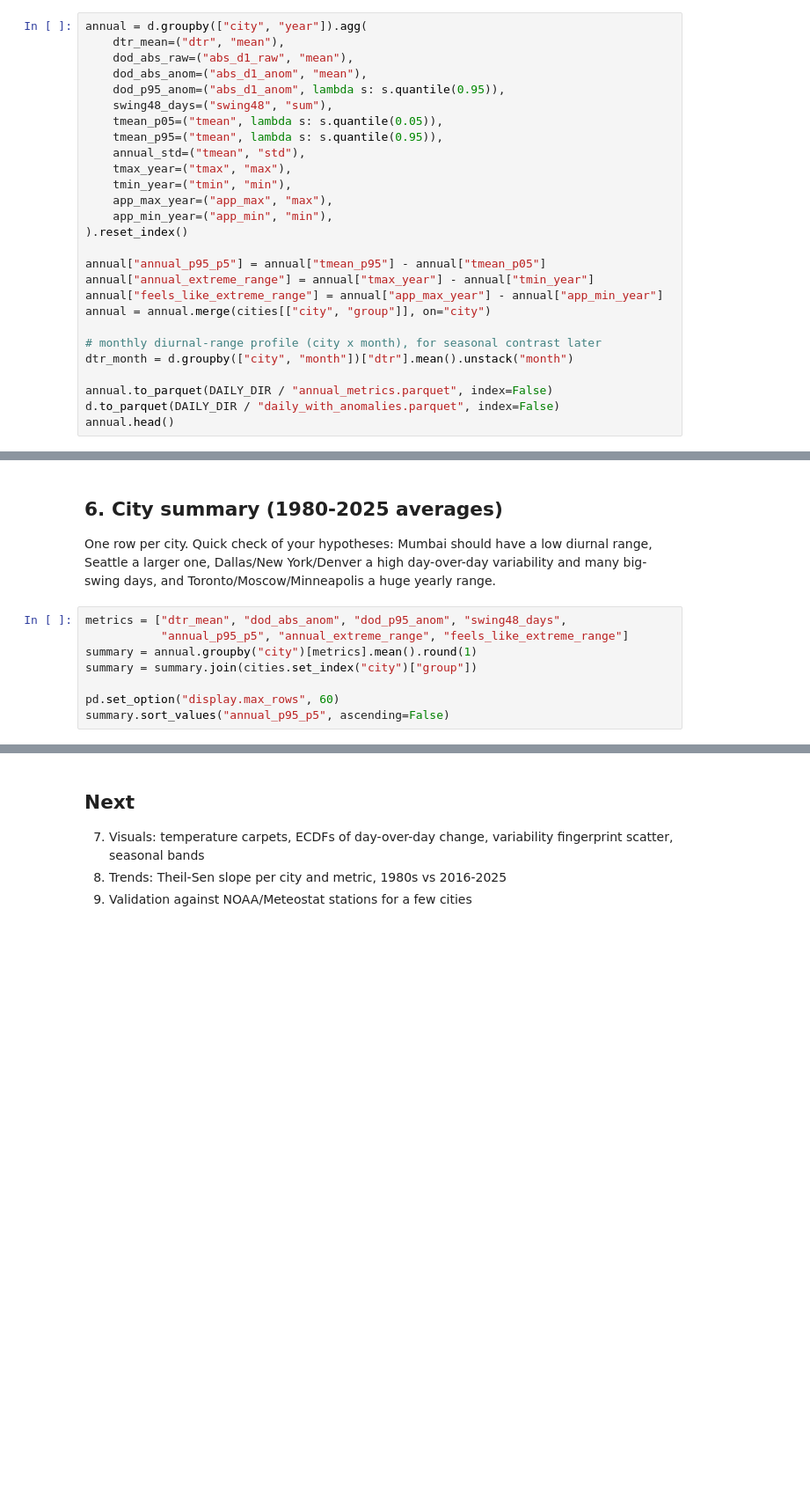
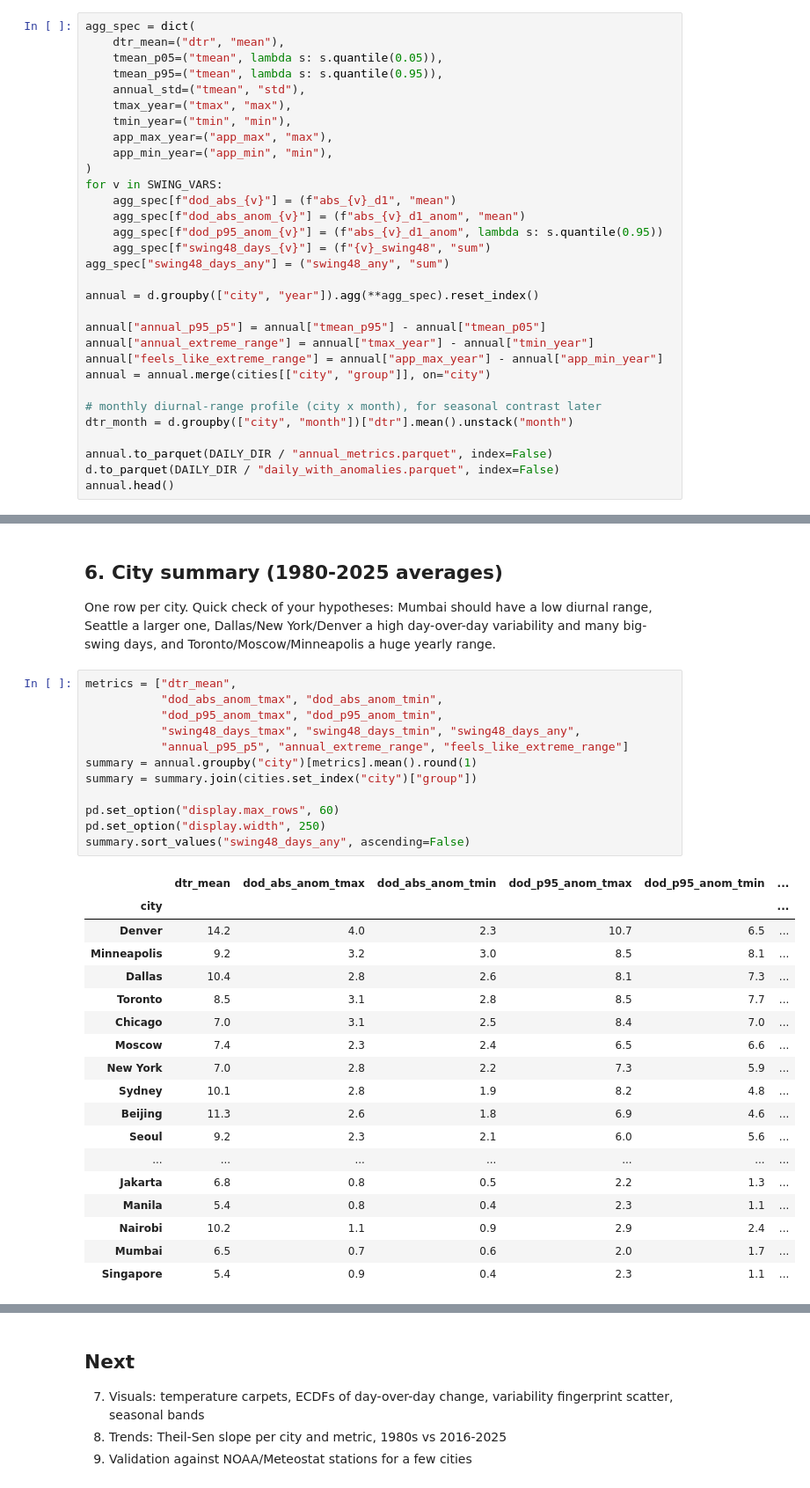
Before and after one commit to ninadparab/weather-temperature, a Jupyter notebook: weather_variability.ipynb, the cells around one changed output, grey strips where cells are left out. Shown at 88% size. Drawn from its saved outputs; the diff is of its cells as text; blank space fills up the shorter version.

```diff
--- a/weather_variability.ipynb
+++ b/weather_variability.ipynb
@@ -277,10 +324,6 @@ d[["city", "date", "tmean", "clim", "tanom", "d1_raw", "d1_anom", "d2_raw"]].tai
 # %%
-annual = d.groupby(["city", "year"]).agg(
+agg_spec = dict(
     dtr_mean=("dtr", "mean"),
-    dod_abs_raw=("abs_d1_raw", "mean"),
-    dod_abs_anom=("abs_d1_anom", "mean"),
-    dod_p95_anom=("abs_d1_anom", lambda s: s.quantile(0.95)),
-    swing48_days=("swing48", "sum"),
     tmean_p05=("tmean", lambda s: s.quantile(0.05)),
     tmean_p95=("tmean", lambda s: s.quantile(0.95)),
     annual_std=("tmean", "std"),
@@ -288,7 +331,15 @@ annual = d.groupby(["city", "year"]).agg(
     tmin_year=("tmin", "min"),
     app_max_year=("app_max", "max"),
     app_min_year=("app_min", "min"),
-).reset_index()
+)
+for v in SWING_VARS:
+    agg_spec[f"dod_abs_{v}"] = (f"abs_{v}_d1", "mean")
+    agg_spec[f"dod_abs_anom_{v}"] = (f"abs_{v}_d1_anom", "mean")
+    agg_spec[f"dod_p95_anom_{v}"] = (f"abs_{v}_d1_anom", lambda s: s.quantile(0.95))
+    agg_spec[f"swing48_days_{v}"] = (f"{v}_swing48", "sum")
+agg_spec["swing48_days_any"] = ("swing48_any", "sum")
+
+annual = d.groupby(["city", "year"]).agg(**agg_spec).reset_index()
 
 annual["annual_p95_p5"] = annual["tmean_p95"] - annual["tmean_p05"]
 annual["annual_extreme_range"] = annual["tmax_year"] - annual["tmin_year"]
@@ -307,11 +366,34 @@ annual.head()
 One row per city. Quick check of your hypotheses: Mumbai should have a low diurnal range, Seattle a larger one,
 Dallas/New York/Denver a high day-over-day variability and many big-swing days, and Toronto/Moscow/Minneapolis a huge yearly range.
 # %%
-metrics = ["dtr_mean", "dod_abs_anom", "dod_p95_anom", "swing48_days",
+metrics = ["dtr_mean",
+           "dod_abs_anom_tmax", "dod_abs_anom_tmin",
+           "dod_p95_anom_tmax", "dod_p95_anom_tmin",
+           "swing48_days_tmax", "swing48_days_tmin", "swing48_days_any",
            "annual_p95_p5", "annual_extreme_range", "feels_like_extreme_range"]
 summary = annual.groupby("city")[metrics].mean().round(1)
 summary = summary.join(cities.set_index("city")["group"])
 
 pd.set_option("display.max_rows", 60)
-summary.sort_values("annual_p95_p5", ascending=False)
+pd.set_option("display.width", 250)
+summary.sort_values("swing48_days_any", ascending=False)
+# %% [output]
+|  | dtr_mean | dod_abs_anom_tmax | dod_abs_anom_tmin | dod_p95_anom_tmax | dod_p95_anom_tmin | ... |
+| city |  |  |  |  |  | ... |
+| Denver | 14.2 | 4.0 | 2.3 | 10.7 | 6.5 | ... |
+| Minneapolis | 9.2 | 3.2 | 3.0 | 8.5 | 8.1 | ... |
+| Dallas | 10.4 | 2.8 | 2.6 | 8.1 | 7.3 | ... |
+| Toronto | 8.5 | 3.1 | 2.8 | 8.5 | 7.7 | ... |
+| Chicago | 7.0 | 3.1 | 2.5 | 8.4 | 7.0 | ... |
+| Moscow | 7.4 | 2.3 | 2.4 | 6.5 | 6.6 | ... |
+| New York | 7.0 | 2.8 | 2.2 | 7.3 | 5.9 | ... |
+| Sydney | 10.1 | 2.8 | 1.9 | 8.2 | 4.8 | ... |
+| Beijing | 11.3 | 2.6 | 1.8 | 6.9 | 4.6 | ... |
+| Seoul | 9.2 | 2.3 | 2.1 | 6.0 | 5.6 | ... |
+| ... | ... | ... | ... | ... | ... | ... |
+| Jakarta | 6.8 | 0.8 | 0.5 | 2.2 | 1.3 | ... |
+| Manila | 5.4 | 0.8 | 0.4 | 2.3 | 1.1 | ... |
+| Nairobi | 10.2 | 1.1 | 0.9 | 2.9 | 2.4 | ... |
+| Mumbai | 6.5 | 0.7 | 0.6 | 2.0 | 1.7 | ... |
+| Singapore | 5.4 | 0.9 | 0.4 | 2.3 | 1.1 | ... |
 # %%
```
Also changed, not shown: parts of 8 cells of this notebook, 1 other file.
